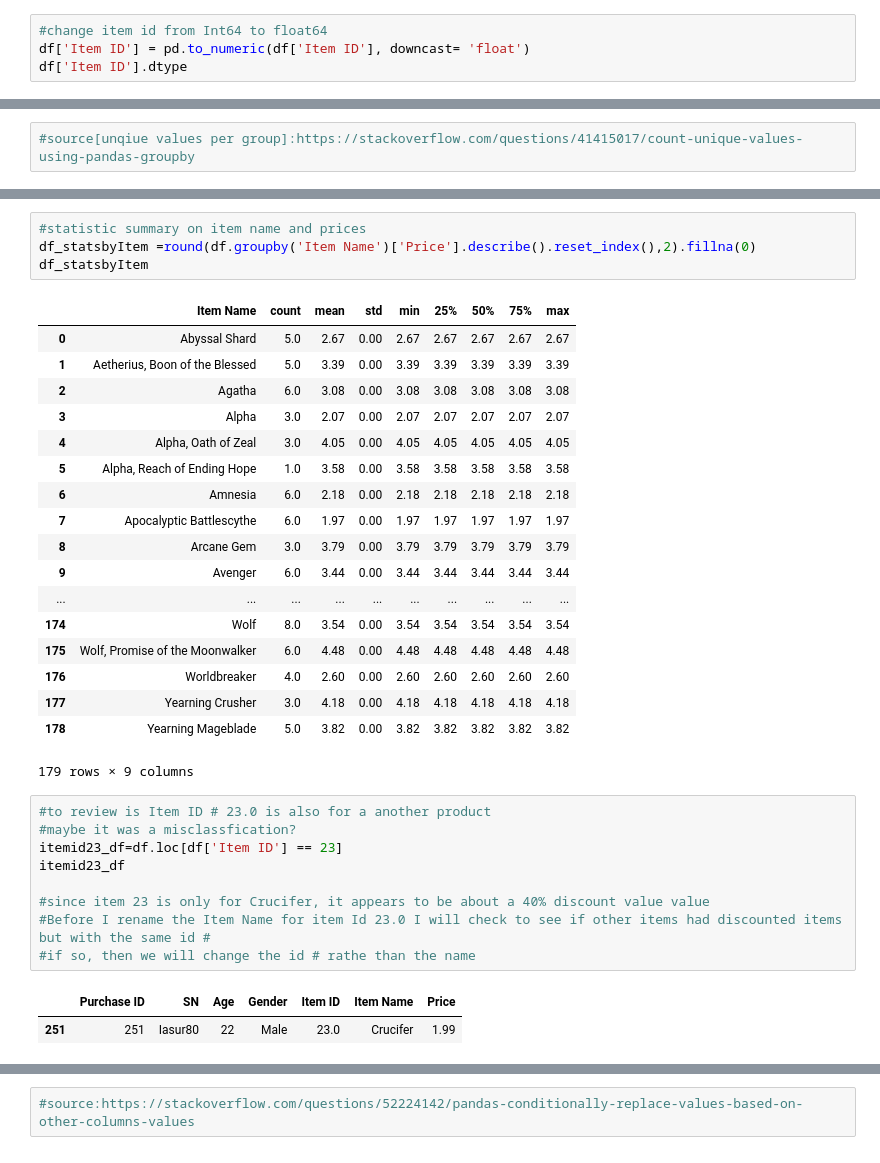
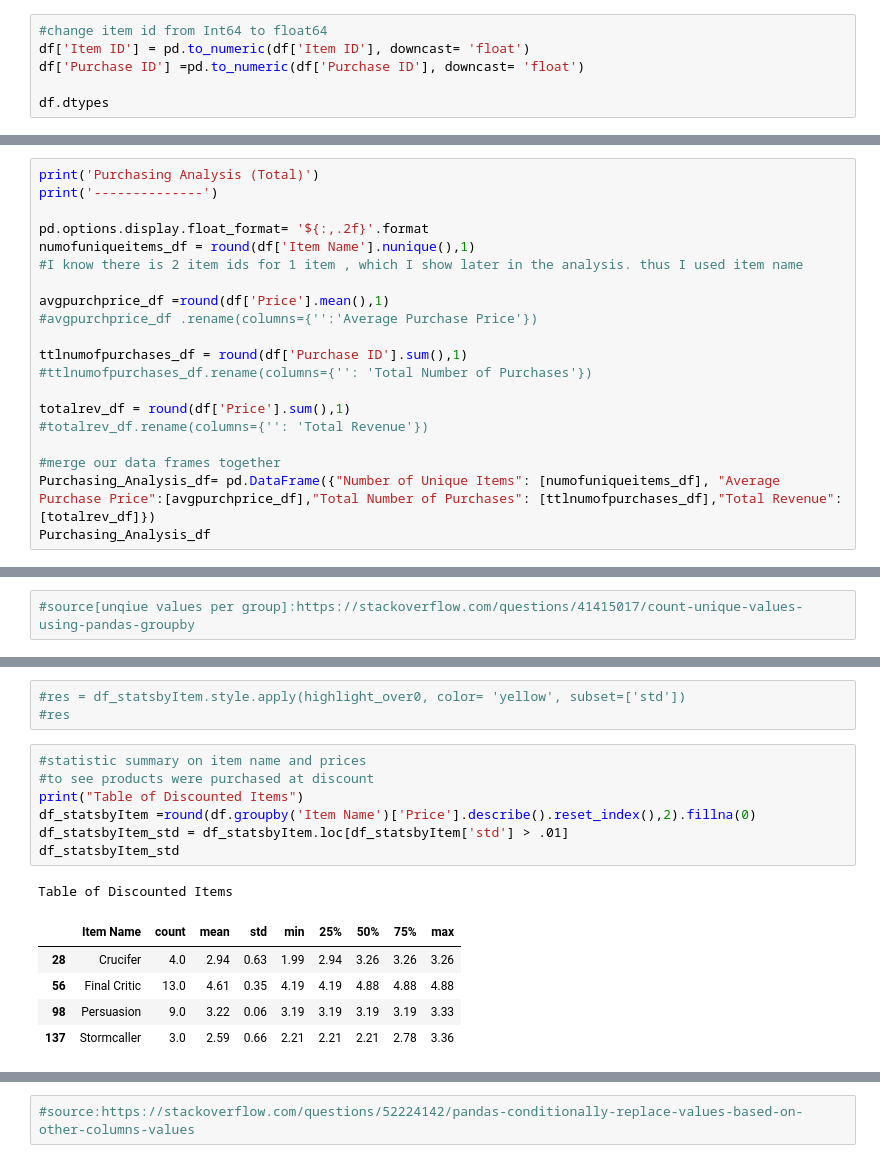
Before and after one commit to JosefinaAureaAmaro/01_Python_Pandas, a Jupyter notebook: Heroes_of_Pymoli.ipynb, the cells around one changed output, grey strips where cells are left out. Drawn from its saved outputs; the diff is of its cells as text.

Commit message:
created required tables, up to gender demographics

```diff
--- a/Heroes_of_Pymoli.ipynb
+++ b/Heroes_of_Pymoli.ipynb
@@ -47,5 +47,7 @@ dtype: object
 # %%
 #change item id from Int64 to float64
 df['Item ID'] = pd.to_numeric(df['Item ID'], downcast= 'float')
-df['Item ID'].dtype
+df['Purchase ID'] =pd.to_numeric(df['Purchase ID'], downcast= 'float')
+
+df.dtypes
 # %% [output]
@@ -52,0 +71,20 @@ dtype('float32')
+# %%
+print('Purchasing Analysis (Total)')
+print('--------------')
+
+pd.options.display.float_format= '${:,.2f}'.format
+numofuniqueitems_df = round(df['Item Name'].nunique(),1)
+#I know there is 2 item ids for 1 item , which I show later in the analysis. thus I used item name
+
+avgpurchprice_df =round(df['Price'].mean(),1)
+#avgpurchprice_df .rename(columns={'':'Average Purchase Price'})
+
+ttlnumofpurchases_df = round(df['Purchase ID'].sum(),1)
+#ttlnumofpurchases_df.rename(columns={'': 'Total Number of Purchases'})
+
+totalrev_df = round(df['Price'].sum(),1)
+#totalrev_df.rename(columns={'': 'Total Revenue'})
+
+#merge our data frames together
+Purchasing_Analysis_df= pd.DataFrame({"Number of Unique Items": [numofuniqueitems_df], "Average Purchase Price":[avgpurchprice_df],"Total Number of Purchases": [ttlnumofpurchases_df],"Total Revenue":[totalrev_df]})
+Purchasing_Analysis_df
@@ -100,35 +192,17 @@ cruciferIDs_df
+# %%
+#res = df_statsbyItem.style.apply(highlight_over0, color= 'yellow', subset=['std'])
+#res
 # %%
 #statistic summary on item name and prices
+#to see products were purchased at discount
+print("Table of Discounted Items")
 df_statsbyItem =round(df.groupby('Item Name')['Price'].describe().reset_index(),2).fillna(0)
-df_statsbyItem
+df_statsbyItem_std = df_statsbyItem.loc[df_statsbyItem['std'] > .01]
+df_statsbyItem_std
 # %% [output]
+Table of Discounted Items
 |  | Item Name | count | mean | std | min | 25% | 50% | 75% | max |
-| 0 | Abyssal Shard | 5.0 | 2.67 | 0.00 | 2.67 | 2.67 | 2.67 | 2.67 | 2.67 |
-| 1 | Aetherius, Boon of the Blessed | 5.0 | 3.39 | 0.00 | 3.39 | 3.39 | 3.39 | 3.39 | 3.39 |
-| 2 | Agatha | 6.0 | 3.08 | 0.00 | 3.08 | 3.08 | 3.08 | 3.08 | 3.08 |
-| 3 | Alpha | 3.0 | 2.07 | 0.00 | 2.07 | 2.07 | 2.07 | 2.07 | 2.07 |
-| 4 | Alpha, Oath of Zeal | 3.0 | 4.05 | 0.00 | 4.05 | 4.05 | 4.05 | 4.05 | 4.05 |
-| 5 | Alpha, Reach of Ending Hope | 1.0 | 3.58 | 0.00 | 3.58 | 3.58 | 3.58 | 3.58 | 3.58 |
-| 6 | Amnesia | 6.0 | 2.18 | 0.00 | 2.18 | 2.18 | 2.18 | 2.18 | 2.18 |
-| 7 | Apocalyptic Battlescythe | 6.0 | 1.97 | 0.00 | 1.97 | 1.97 | 1.97 | 1.97 | 1.97 |
-| 8 | Arcane Gem | 3.0 | 3.79 | 0.00 | 3.79 | 3.79 | 3.79 | 3.79 | 3.79 |
-| 9 | Avenger | 6.0 | 3.44 | 0.00 | 3.44 | 3.44 | 3.44 | 3.44 | 3.44 |
-| ... | ... | ... | ... | ... | ... | ... | ... | ... | ... |
-| 174 | Wolf | 8.0 | 3.54 | 0.00 | 3.54 | 3.54 | 3.54 | 3.54 | 3.54 |
-| 175 | Wolf, Promise of the Moonwalker | 6.0 | 4.48 | 0.00 | 4.48 | 4.48 | 4.48 | 4.48 | 4.48 |
-| 176 | Worldbreaker | 4.0 | 2.60 | 0.00 | 2.60 | 2.60 | 2.60 | 2.60 | 2.60 |
-| 177 | Yearning Crusher | 3.0 | 4.18 | 0.00 | 4.18 | 4.18 | 4.18 | 4.18 | 4.18 |
-| 178 | Yearning Mageblade | 5.0 | 3.82 | 0.00 | 3.82 | 3.82 | 3.82 | 3.82 | 3.82 |
+| 28 | Crucifer | 4.0 | 2.94 | 0.63 | 1.99 | 2.94 | 3.26 | 3.26 | 3.26 |
+| 56 | Final Critic | 13.0 | 4.61 | 0.35 | 4.19 | 4.19 | 4.88 | 4.88 | 4.88 |
+| 98 | Persuasion | 9.0 | 3.22 | 0.06 | 3.19 | 3.19 | 3.19 | 3.19 | 3.33 |
+| 137 | Stormcaller | 3.0 | 2.59 | 0.66 | 2.21 | 2.21 | 2.21 | 2.78 | 3.36 |
-179 rows × 9 columns
-# %%
-#to review is Item ID # 23.0 is also for a another product
-#maybe it was a misclassfication?
-itemid23_df=df.loc[df['Item ID'] == 23]
-itemid23_df
-
-#since item 23 is only for Crucifer, it appears to be about a 40% discount value value
-#Before I rename the Item Name for item Id 23.0 I will check to see if other items had discounted items but with the same id #
-#if so, then we will change the id # rathe than the name
-# %% [output]
-|  | Purchase ID | SN | Age | Gender | Item ID | Item Name | Price |
-| 251 | 251 | Iasur80 | 22 | Male | 23.0 | Crucifer | 1.99 |
```
Also changed, not shown: parts of 17 cells of this notebook.
